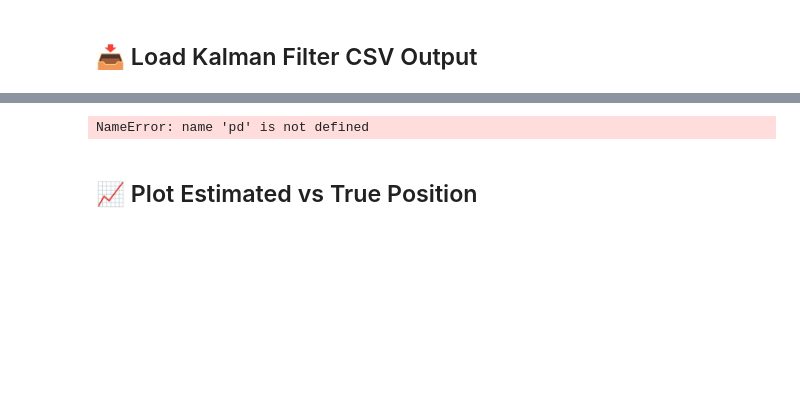
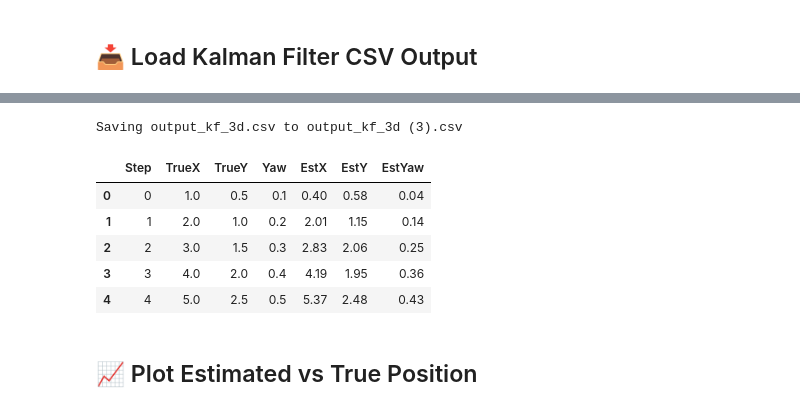
Before and after one commit to Jafarbnr/vehicle-motion-estimation, a Jupyter notebook: visualization/kalman_filter_demo.ipynb, the cells around one changed output, grey strips where cells are left out. Saved outputs shown, nothing was run; the diff lists cells and outputs as text; code cells hidden in the pictures; blank space fills up the shorter version.

```diff
--- a/visualization/kalman_filter_demo.ipynb
+++ b/visualization/kalman_filter_demo.ipynb
@@ -17,6 +17,10 @@ ModuleNotFoundError: No module named 'pandas'
 ## 📥 Load Kalman Filter CSV Output
 # %%
 # Change this file depending on what you want to view
-df = pd.read_csv("../output_kf_3d.csv")  # or output_kf_2d.csv, etc.
+from google.colab import files
+uploaded = files.upload()
+
+
+df = pd.read_csv("output_kf_3d.csv")  # or output_kf_2d.csv, etc.
 df.head()
 # %% [output]
@@ -23,4 +28,10 @@ df.head()
-NameError: name 'pd' is not defined
+Saving output_kf_3d.csv to output_kf_3d (3).csv
+|  | Step | TrueX | TrueY | Yaw | EstX | EstY | EstYaw |
+| 0 | 0 | 1.0 | 0.5 | 0.1 | 0.40 | 0.58 | 0.04 |
+| 1 | 1 | 2.0 | 1.0 | 0.2 | 2.01 | 1.15 | 0.14 |
+| 2 | 2 | 3.0 | 1.5 | 0.3 | 2.83 | 2.06 | 0.25 |
+| 3 | 3 | 4.0 | 2.0 | 0.4 | 4.19 | 1.95 | 0.36 |
+| 4 | 4 | 5.0 | 2.5 | 0.5 | 5.37 | 2.48 | 0.43 |
 # %% [markdown]
 ## 📈 Plot Estimated vs True Position
 # %%
```
Also changed, not shown: parts of 5 cells of this notebook.
